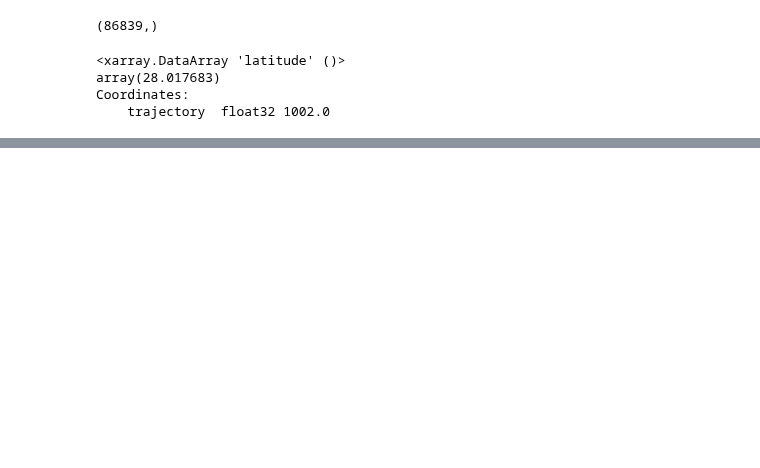
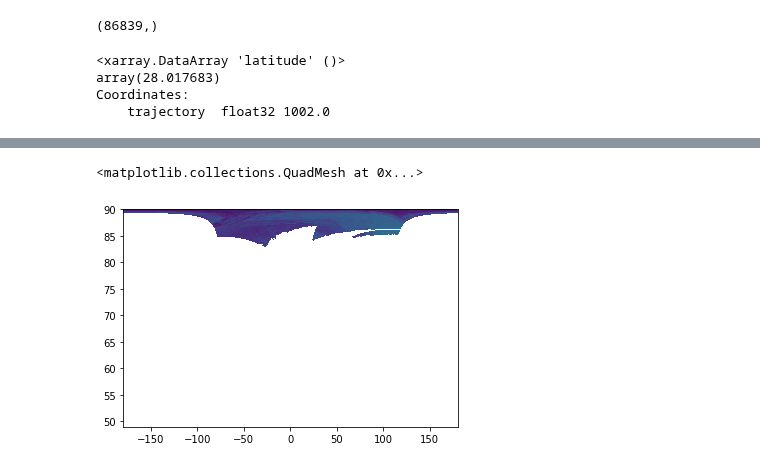
Before and after one commit to cgentemann/Saildrone, a Jupyter notebook: sat_collocation/viirs_l2p_image_mission_data.ipynb, the cells around one changed output, grey strips where cells are left out. Saved outputs shown, nothing was run; the diff lists cells and outputs as text; code cells hidden in the pictures; blank space fills up the shorter version.

```diff
--- a/sat_collocation/viirs_l2p_image_mission_data.ipynb
+++ b/sat_collocation/viirs_l2p_image_mission_data.ipynb
@@ -1,7 +1,7 @@
 # %%
-from netCDF4 import Dataset  # http://code.google.com/p/netcdf4-python/
-import os
-from os.path import exists
+#from netCDF4 import Dataset  # http://code.google.com/p/netcdf4-python/
+#import os
+#from os.path import exists
 ####################you will need to change some paths here!#####################
 #output files
 filename_out_nc='F:/data/cruise_data/saildrone/baja-2018/daily_files/sd-1002/saildrone-gen_4-baja_2018-EP-sd1002-ALL-1_min-v1.nc'
@@ -10,26 +10,11 @@ filename_out_nc='F:/data/cruise_data/saildrone/baja-2018/daily_files/sd-1002/sai
 import datetime as dt
 import xarray as xr
 from datetime import datetime
-import pandas
 import matplotlib as mpl
-#import openpyxl
-from mpl_toolkits.basemap import Basemap
 import matplotlib.pyplot as plt
 import numpy as np
-#from math import cos, radians
-%matplotlib inline
-from matplotlib import style
-style.use('ggplot')
-import numpy as np
-import numpy.ma as ma
-from netCDF4 import Dataset, date2index, num2date
+#from netCDF4 import Dataset, date2index, num2date
 from palettable import colorbrewer
-from datetime import datetime, timedelta
-from bs4 import BeautifulSoup
-import requests
-def listFD(url, ext=''):
-    page = requests.get(url).text
-    #print(page)
-    soup = BeautifulSoup(page, 'html.parser')
-    return [url + node.get('href') for node in soup.find_all('a') if (node.get('href').endswith(ext) and node.get('href').startswith('2'))]
+#from datetime import datetime, timedelta
+#import requests
 # %%
@@ -461,0 +240,9 @@ fig.savefig('legend.png', transparent=False, format='png')  # Change transparent
+# %%
+filename='https://podaac-opendap.jpl.nasa.gov/opendap/allData/ghrsst/data/GDS2/L2P/VIIRS_N20/OSPO/v2.61/2018/100/20180410001000-OSPO-L2P_GHRSST-SSTsubskin-VIIRS_N20-ACSPO_V2.61-v02.0-fv01.0.nc'
+ds=xr.open_dataset(filename)
+ds.close()
+# %%
+plt.pcolormesh(ds.lon, ds.lat, ds.sea_surface_temperature[0,:,:])
+# %% [output]
+<matplotlib.collections.QuadMesh at 0x...>
+[figure, added]
```
Also changed, not shown: parts of 11 cells of this notebook, 1 other file.
